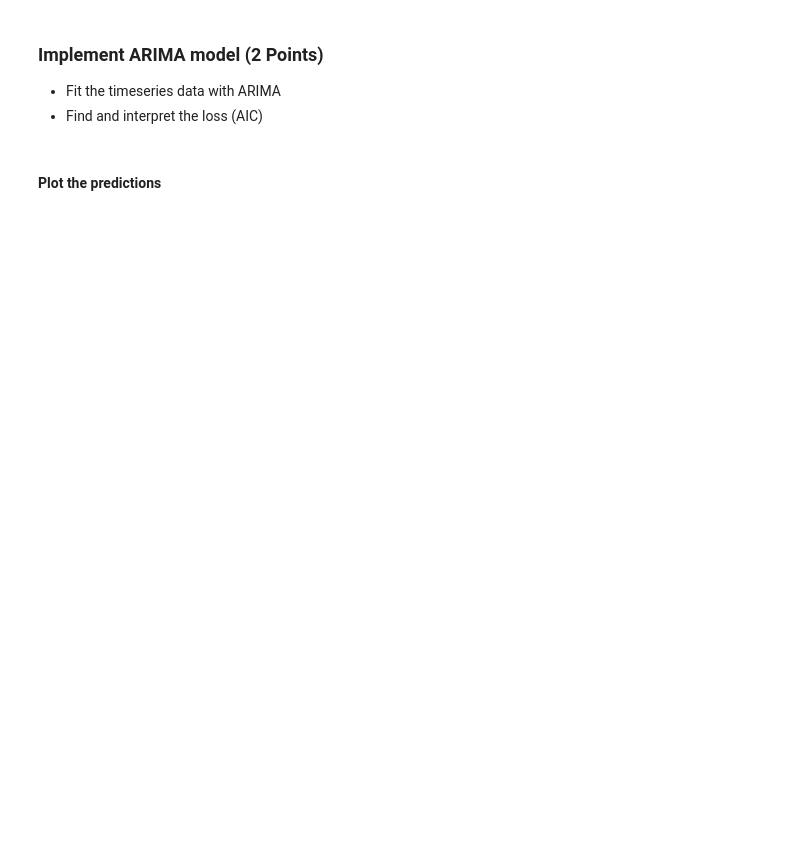
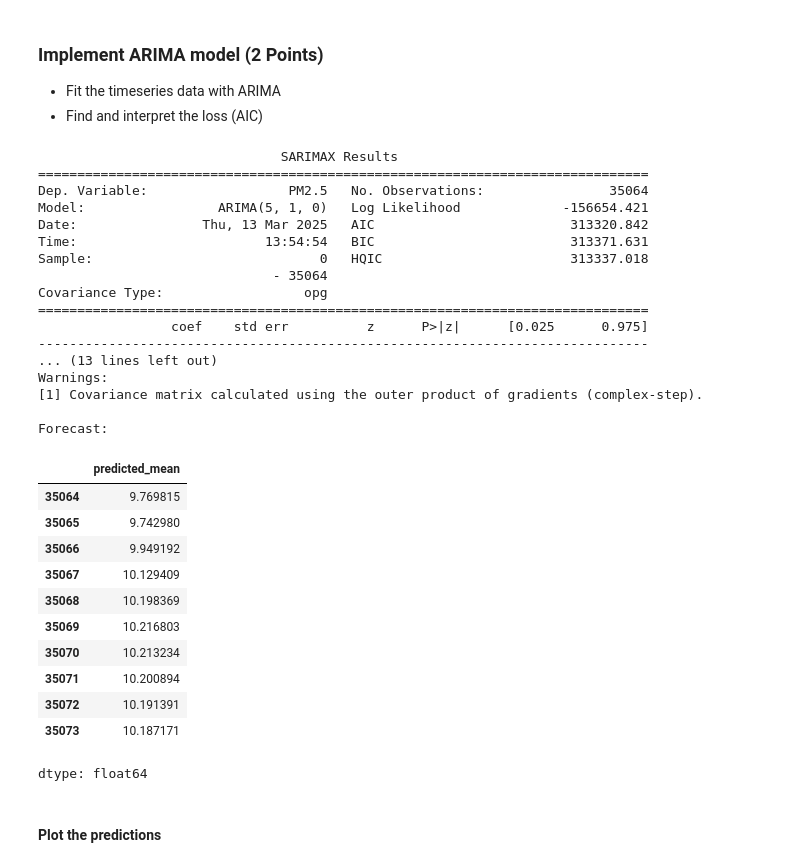
Before and after one commit to vchandraiitk/PokerCardGame, a Jupyter notebook: Vikas_M8_NB_MiniProject_4_AirQuality_Forecast_ARIMA.ipynb, the cells around one changed output. Cells and saved outputs as stored; diff of their text form; code cells hidden in the pictures; blank space fills up the shorter version.

```diff
--- a/Vikas_M8_NB_MiniProject_4_AirQuality_Forecast_ARIMA.ipynb
+++ b/Vikas_M8_NB_MiniProject_4_AirQuality_Forecast_ARIMA.ipynb
@@ -484,2 +383,50 @@ plt.show()
+# %%
+# YOUR CODE HERE for ARIMA Model
+p = 5
+d = 1
+q = 0
+model = ARIMA(df['PM2.5'], order=(p, d, q))
+results = model.fit()
+
+# Print model summary (includes AIC)
+print(results.summary())
+
+# Example forecast (you'll want to adjust the steps based on your needs)
+forecast_steps = 10
+forecast = results.get_forecast(steps=forecast_steps)
+predicted_mean = forecast.predicted_mean
+
+print("\nForecast:")
+predicted_mean
+# %% [output]
+                               SARIMAX Results
+==============================================================================
+Dep. Variable:                  PM2.5   No. Observations:                35064
+Model:                 ARIMA(5, 1, 0)   Log Likelihood             -156654.421
+Date:                Thu, 13 Mar 2025   AIC                         313320.842
+Time:                        13:54:54   BIC                         313371.631
+Sample:                             0   HQIC                        313337.018
+                              - 35064
+Covariance Type:                  opg
+==============================================================================
+                 coef    std err          z      P>|z|      [0.025      0.975]
+------------------------------------------------------------------------------
+... (13 lines left out)
+Warnings:
+[1] Covariance matrix calculated using the outer product of gradients (complex-step).
+
+Forecast:
+|  | predicted_mean |
+| 35064 | 9.769815 |
+| 35065 | 9.742980 |
+| 35066 | 9.949192 |
+| 35067 | 10.129409 |
+| 35068 | 10.198369 |
+| 35069 | 10.216803 |
+| 35070 | 10.213234 |
+| 35071 | 10.200894 |
+| 35072 | 10.191391 |
+| 35073 | 10.187171 |
+dtype: float64
 # %% [markdown]
 #### Plot the predictions
```
Also changed, not shown: parts of 7 cells of this notebook.
